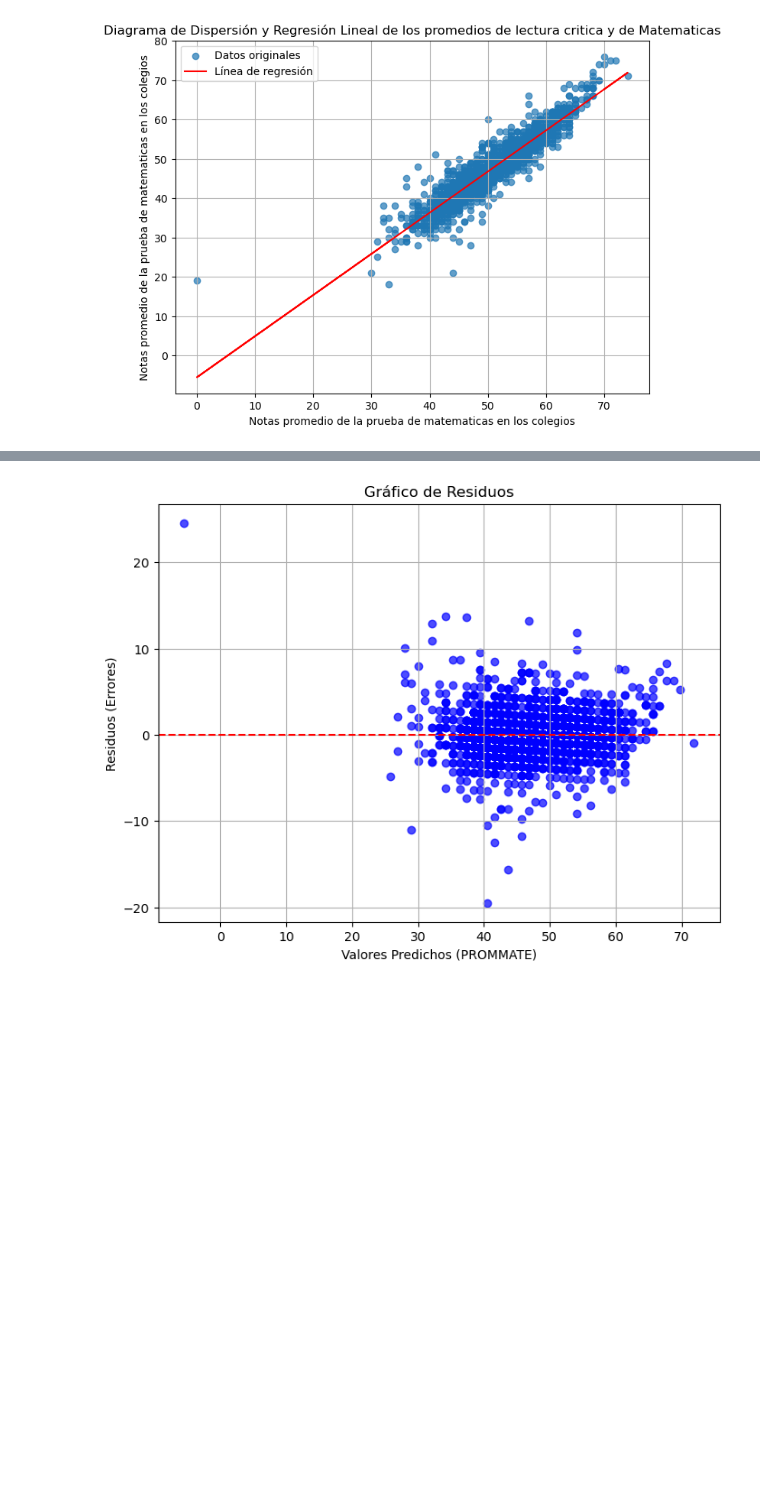
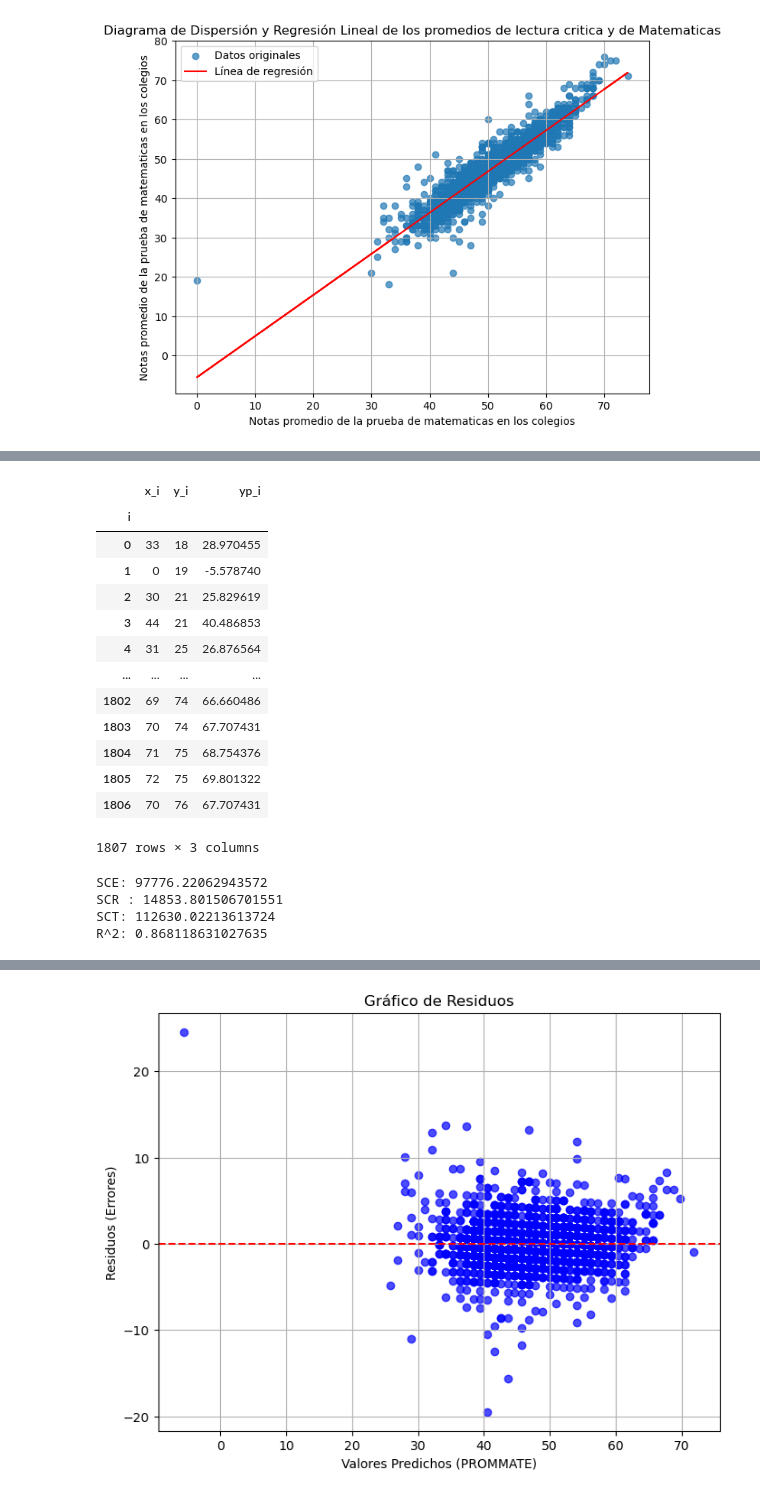
Before and after one commit to repos-especializacion-UdeA/estadistica, a Jupyter notebook: trabajo2.ipynb, the cells around one changed output, grey strips where cells are left out. Saved outputs shown, nothing was run; the diff lists cells and outputs as text; code cells hidden in the pictures; blank space fills up the shorter version.

```diff
--- a/trabajo2.ipynb
+++ b/trabajo2.ipynb
@@ -221,3 +227,11 @@ True
 ## Punto 3 - Regresión lineal
 
 Analice si hay una relación lineal entre las variables Promedio obtenido por el colegio en Lectura Crítica y Promedio obtenido por el colegio en Matemáticas, mediante una regresión lineal con todos sus repecivos componentes.
+# %%
+# Preparar los datos (PROMLECT como variable independiente X y PROMMATE como variable dependiente y)
+promedio_notas = df.iloc[:][['PROMLECT','PROMMATE']].copy()
+x = promedio_notas.PROMLECT
+y = promedio_notas.PROMMATE
+df_notas = pd.DataFrame({'x_i': x, 'y_i': y})
+df_notas.index.name = "i"
+df_notas
@@ -289,0 +336,43 @@ plt.show()
+# %%
+df_notas['yp_i'] = y_pred
+df_notas
+# %% [output]
+|  | x_i | y_i | yp_i |
+| i |  |  |  |
+| 0 | 33 | 18 | 28.970455 |
+| 1 | 0 | 19 | -5.578740 |
+| 2 | 30 | 21 | 25.829619 |
+| 3 | 44 | 21 | 40.486853 |
+| 4 | 31 | 25 | 26.876564 |
+| ... | ... | ... | ... |
+| 1802 | 69 | 74 | 66.660486 |
+| 1803 | 70 | 74 | 67.707431 |
+| 1804 | 71 | 75 | 68.754376 |
+| 1805 | 72 | 75 | 69.801322 |
+| 1806 | 70 | 76 | 67.707431 |
+1807 rows × 3 columns
+# %%
+# Calculo SCT, SCR y SCE
+
+# SCE: Suma de cuadrados explicada
+SCE = np.sum((y_pred - np.mean(y)) ** 2)
+
+# SCR: Suma de cuadrados residuales
+SCR = np.sum((y - y_pred) ** 2)
+
+# SCT: Suma total de cuadrados
+SCT = np.sum((y - np.mean(y)) ** 2)
+
+# R2
+R2 = 1 - (SCR / SCT)
+
+# 2. Despliegue de las metricas
+print(f"SCE: {SCE}")
+print(f"SCR : {SCR}")
+print(f"SCT: {SCT}")
+print(f"R^2: {R2}")
+# %% [output]
+SCE: 97776.22062943572
+SCR : 14853.801506701551
+SCT: 112630.02213613724
+R^2: 0.868118631027635
```
Also changed, not shown: parts of 19 cells of this notebook.
